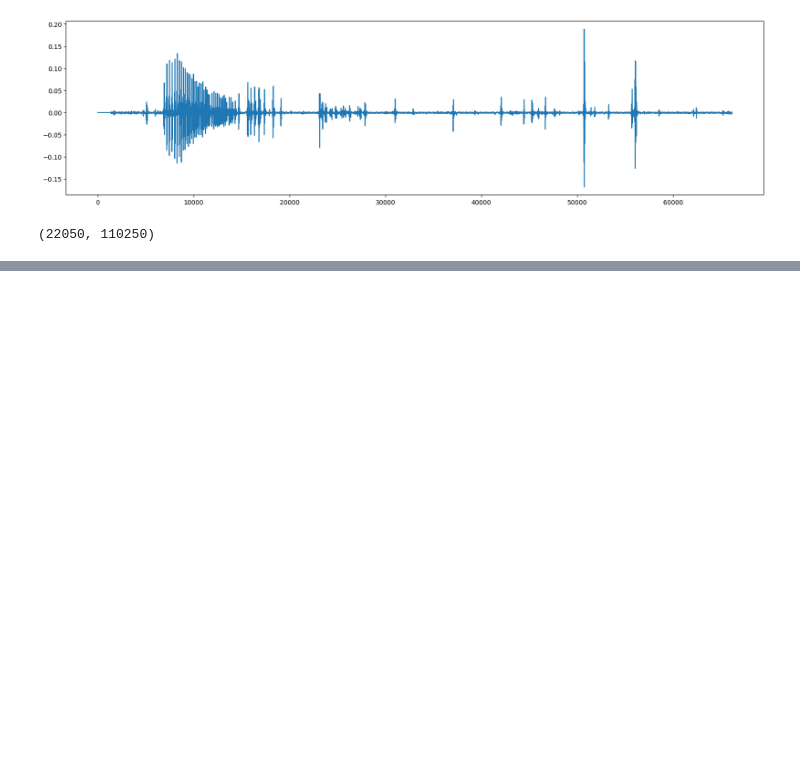
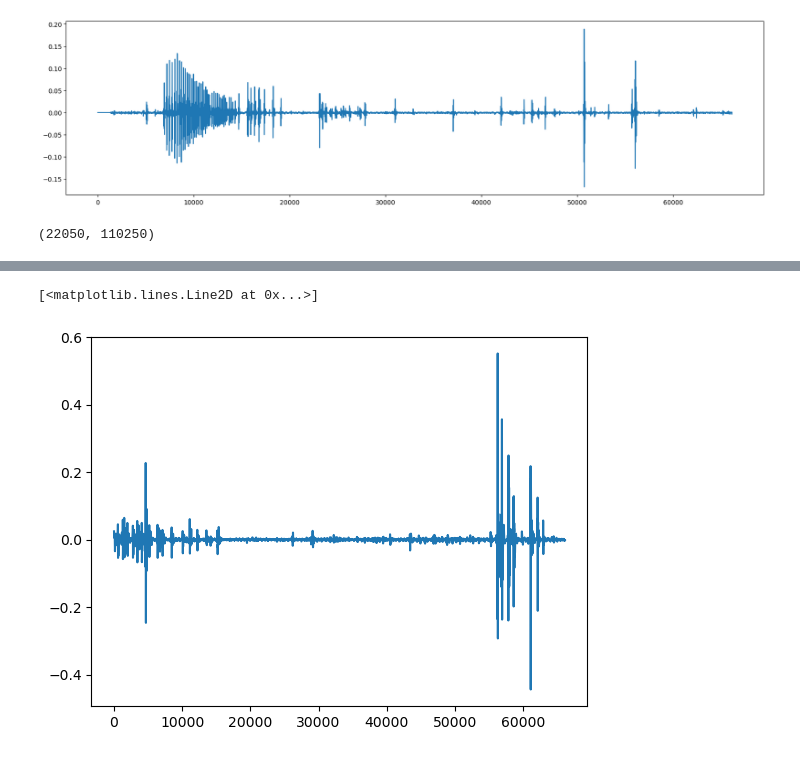
Before and after one commit to SeHwanYoo/denoise_heart_bound, a Jupyter notebook: audio copy 2.ipynb, the cells around one changed output, grey strips where cells are left out. Drawn from its saved outputs; the diff is of its cells as text; code cells hidden in the pictures; blank space fills up the shorter version.

```diff
--- a/audio copy 2.ipynb
+++ b/audio copy 2.ipynb
@@ -92,0 +113,5 @@ for sig in bowel_signals:
+# %%
+plt.plot(bowel_signals[69])
+# %% [output]
+[<matplotlib.lines.Line2D at 0x...>]
+[figure, added]
```
Also changed, not shown: parts of 9 cells of this notebook.
